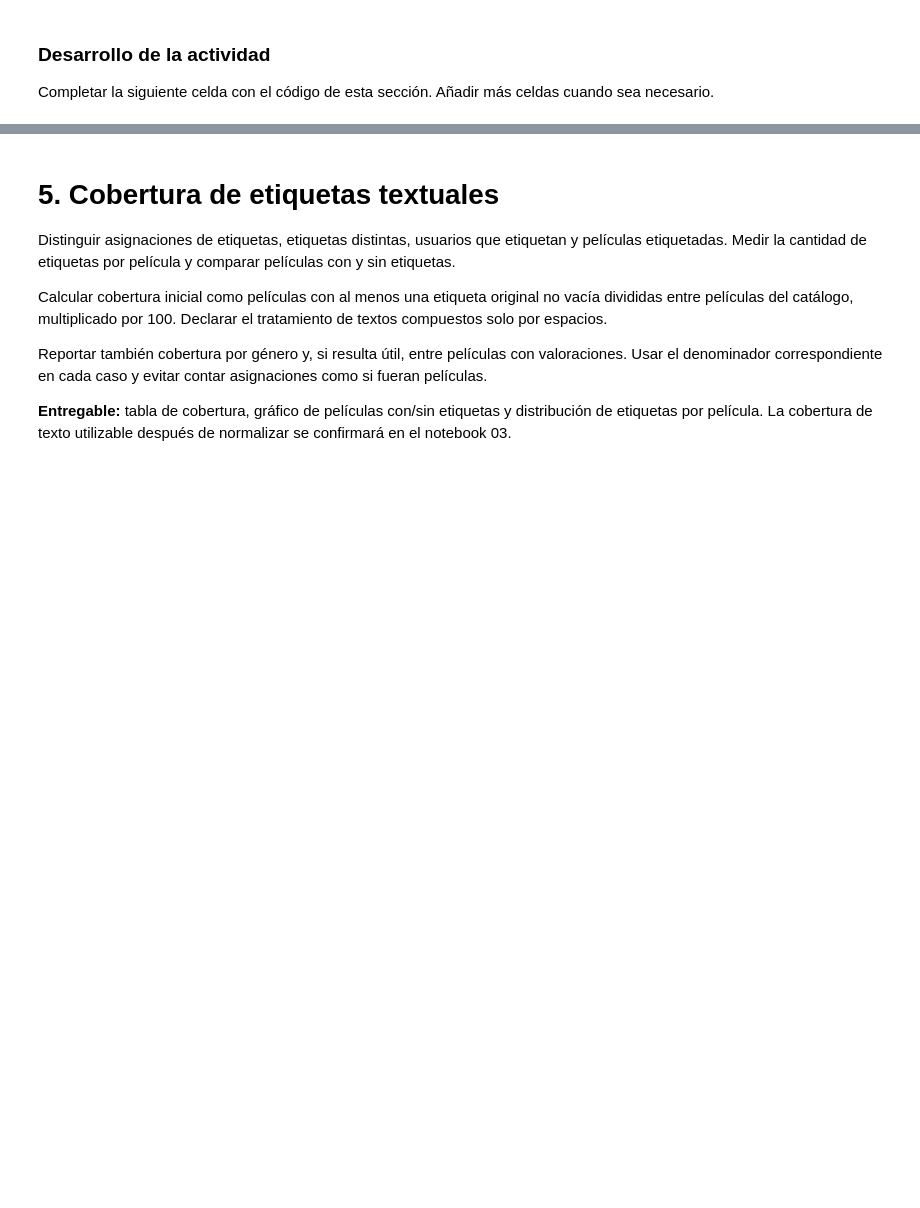
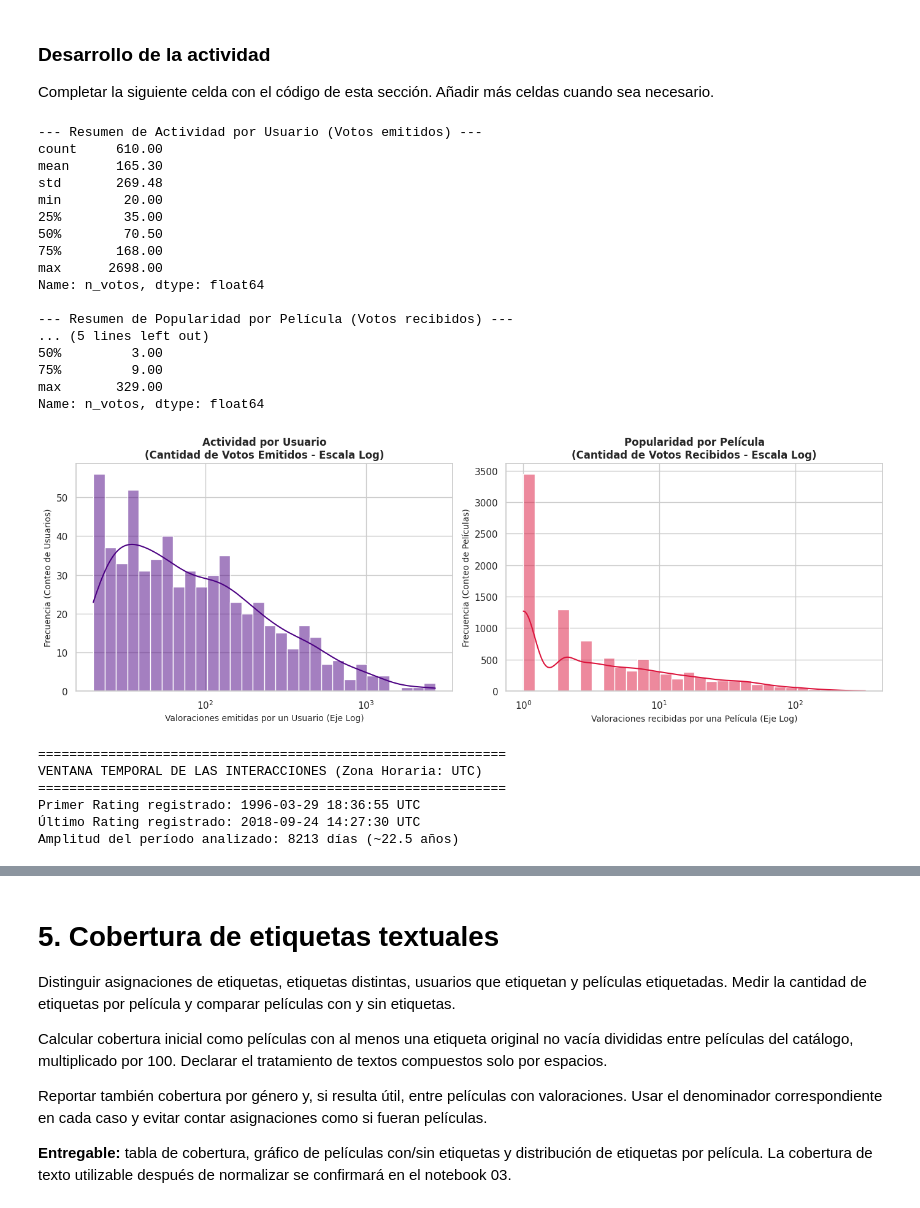
Before and after one commit to MarcoGhoul/CC219-TP-TF-2026-2-CC92, a Jupyter notebook: code/02_eda_visualizacion.ipynb, the cells around one changed output, grey strips where cells are left out. Saved outputs shown, nothing was run; the diff lists cells and outputs as text; code cells hidden in the pictures; blank space fills up the shorter version.

```diff
--- a/code/02_eda_visualizacion.ipynb
+++ b/code/02_eda_visualizacion.ipynb
@@ -103,6 +422,69 @@ Examinar el período de las interacciones a partir de los timestamps, indicando
 ### Desarrollo de la actividad
 
 Completar la siguiente celda con el código de esta sección. Añadir más celdas cuando sea necesario.
+# %%
+# 1. Calcular la cantidad de valoraciones por usuario y por película
+user_counts = ratings.groupby('userId').size().reset_index(name='n_votos')
+movie_counts = ratings.groupby('movieId').size().reset_index(name='n_votos')
+
+print("--- Resumen de Actividad por Usuario (Votos emitidos) ---")
+print(user_counts['n_votos'].describe().round(2))
+
+print("\n--- Resumen de Popularidad por Película (Votos recibidos) ---")
+print(movie_counts['n_votos'].describe().round(2))
+
+# 2. Gráficos de distribución usando Subplots lado a lado
+fig, axes = plt.subplots(1, 2, figsize=(14, 5))
+
+# Gráfico Izquierdo: Usuarios con escala logarítmica debido a la alta asimetría
+sns.histplot(data=user_counts, x='n_votos', bins=30, ax=axes[0], kde=True, color="indigo", log_scale=True)
+axes[0].set_title('Actividad por Usuario\n(Cantidad de Votos Emitidos - Escala Log)', fontsize=12, fontweight='bold')
+axes[0].set_xlabel('Valoraciones emitidas por un Usuario (Eje Log)', fontsize=10)
+axes[0].set_ylabel('Frecuencia (Conteo de Usuarios)', fontsize=10)
+
+# Gráfico Derecho: Películas con escala logarítmica debido a la alta asimetría
+sns.histplot(data=movie_counts, x='n_votos', bins=30, ax=axes[1], kde=True, color="crimson", log_scale=True)
+axes[1].set_title('Popularidad por Película\n(Cantidad de Votos Recibidos - Escala Log)', fontsize=12, fontweight='bold')
+axes[1].set_xlabel('Valoraciones recibidas por una Película (Eje Log)', fontsize=10)
+axes[1].set_ylabel('Frecuencia (Conteo de Películas)', fontsize=10)
+
+plt.tight_layout()
+plt.show()
+
+# 3. Análisis del período temporal a partir de los timestamps en UTC
+ratings_dt = pd.to_datetime(ratings['timestamp'], unit='s', utc=True)
+
+print("\n" + "="*60)
+print("VENTANA TEMPORAL DE LAS INTERACCIONES (Zona Horaria: UTC)")
+print("="*60)
+print(f"Primer Rating registrado: {ratings_dt.min().strftime('%Y-%m-%d %H:%M:%S')} UTC")
+print(f"Último Rating registrado: {ratings_dt.max().strftime('%Y-%m-%d %H:%M:%S')} UTC")
+print(f"Amplitud del período analizado: {(ratings_dt.max() - ratings_dt.min()).days} días (~{round((ratings_dt.max() - ratings_dt.min()).days/365, 1)} años)")
+# %% [output]
+--- Resumen de Actividad por Usuario (Votos emitidos) ---
+count     610.00
+mean      165.30
+std       269.48
+min        20.00
+25%        35.00
+50%        70.50
+75%       168.00
+max      2698.00
+Name: n_votos, dtype: float64
+
+--- Resumen de Popularidad por Película (Votos recibidos) ---
+... (5 lines left out)
+50%         3.00
+75%         9.00
+max       329.00
+Name: n_votos, dtype: float64
+[figure, added]
+============================================================
+VENTANA TEMPORAL DE LAS INTERACCIONES (Zona Horaria: UTC)
+============================================================
+Primer Rating registrado: 1996-03-29 18:36:55 UTC
+Último Rating registrado: 2018-09-24 14:27:30 UTC
+Amplitud del período analizado: 8213 días (~22.5 años)
 # %% [markdown]
 ### Evidencias e interpretación
 
```
Also changed, not shown: parts of 15 cells of this notebook.
